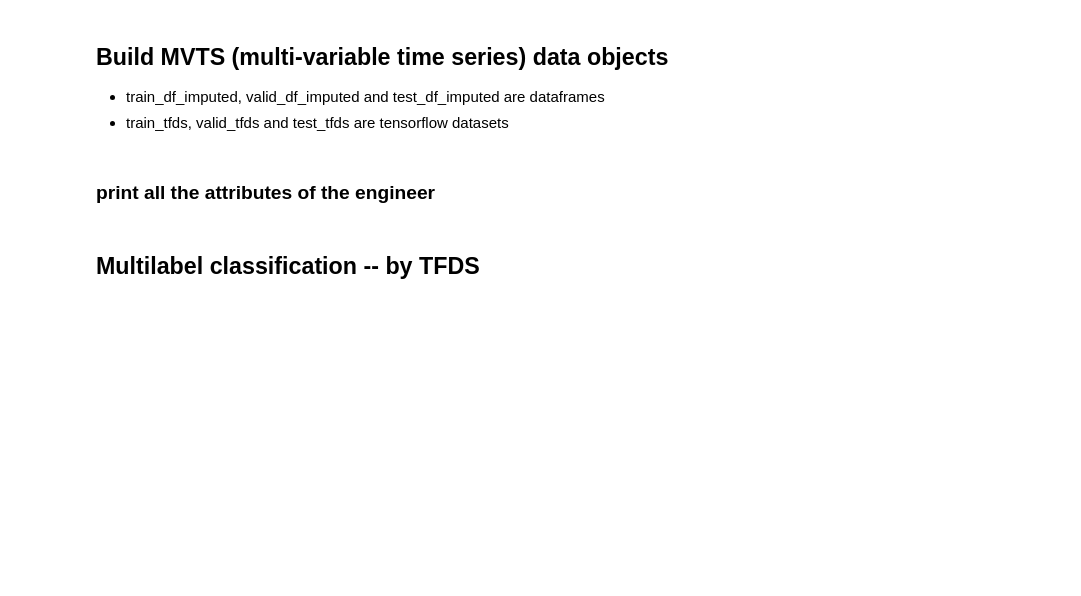
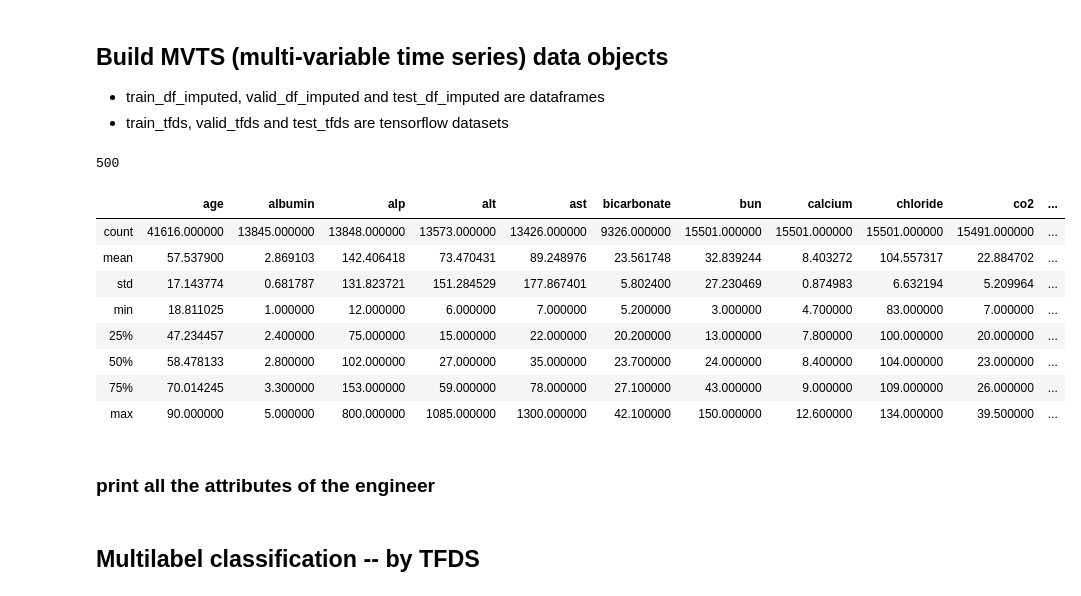
Before and after one commit to JiaxingQiu/FAIRStream, a Jupyter notebook: FAIRStream/tutorial_case4.ipynb, the cells around one changed output. Saved outputs shown, nothing was run; the diff lists cells and outputs as text; code cells hidden in the pictures; blank space fills up the shorter version.

```diff
--- a/FAIRStream/tutorial_case4.ipynb
+++ b/FAIRStream/tutorial_case4.ipynb
@@ -8,6 +8,7 @@ from tensorflow import keras
 from tensorflow.keras.callbacks import EarlyStopping
 import matplotlib.pyplot as plt
 import pandas as pd
+pd.set_option('display.max_columns', 500)
 import numpy as np
 import matplotlib.pyplot as plt
 import seaborn as sns
@@ -17,3 +126,16 @@ import FAIRStream
+# %%
+import tensorflow as tf
+from tensorflow import keras
+from tensorflow.keras.callbacks import EarlyStopping
+import matplotlib.pyplot as plt
+import pandas as pd
+pd.set_option('display.max_columns', 500)
+import numpy as np
+import matplotlib.pyplot as plt
+import seaborn as sns
+sns.set_style('whitegrid')
+
+import FAIRStream
 # %% [markdown]
 ## setup
 # %%
@@ -70,6 +201,18 @@ bsi_stream.engineer.BuildMVTS(csv_pool_path,
 # --- Success! Engineer has updated attributes --- train_df_imputed, valid_df_imputed and test_df_imputed.
 # --- Success! Engineer has updated attributes --- train_tfds, valid_tfds and test_tfds.
 # %%
-all_df = pd.concat( [bsi_stream.engineer.train_df, bsi_stream.engineer.train_df], axis=0)
+all_df = pd.concat( [bsi_stream.engineer.train_df, bsi_stream.engineer.valid_df], axis=0)
 all_df = pd.concat( [all_df, bsi_stream.engineer.test_df], axis=0)
+print(len(set(all_df.__uid)))
 all_df.describe()
+# %% [output]
+500
+|  | age | albumin | alp | alt | ast | bicarbonate | bun | calcium | chloride | co2 | ... |
+| count | 41616.000000 | 13845.000000 | 13848.000000 | 13573.000000 | 13426.000000 | 9326.000000 | 15501.000000 | 15501.000000 | 15501.000000 | 15491.000000 | ... |
+| mean | 57.537900 | 2.869103 | 142.406418 | 73.470431 | 89.248976 | 23.561748 | 32.839244 | 8.403272 | 104.557317 | 22.884702 | ... |
+| std | 17.143774 | 0.681787 | 131.823721 | 151.284529 | 177.867401 | 5.802400 | 27.230469 | 0.874983 | 6.632194 | 5.209964 | ... |
+| min | 18.811025 | 1.000000 | 12.000000 | 6.000000 | 7.000000 | 5.200000 | 3.000000 | 4.700000 | 83.000000 | 7.000000 | ... |
+| 25% | 47.234457 | 2.400000 | 75.000000 | 15.000000 | 22.000000 | 20.200000 | 13.000000 | 7.800000 | 100.000000 | 20.000000 | ... |
+| 50% | 58.478133 | 2.800000 | 102.000000 | 27.000000 | 35.000000 | 23.700000 | 24.000000 | 8.400000 | 104.000000 | 23.000000 | ... |
+| 75% | 70.014245 | 3.300000 | 153.000000 | 59.000000 | 78.000000 | 27.100000 | 43.000000 | 9.000000 | 109.000000 | 26.000000 | ... |
+| max | 90.000000 | 5.000000 | 800.000000 | 1085.000000 | 1300.000000 | 42.100000 | 150.000000 | 12.600000 | 134.000000 | 39.500000 | ... |
```
Also changed, not shown: parts of 12 cells of this notebook, 8 other files.
